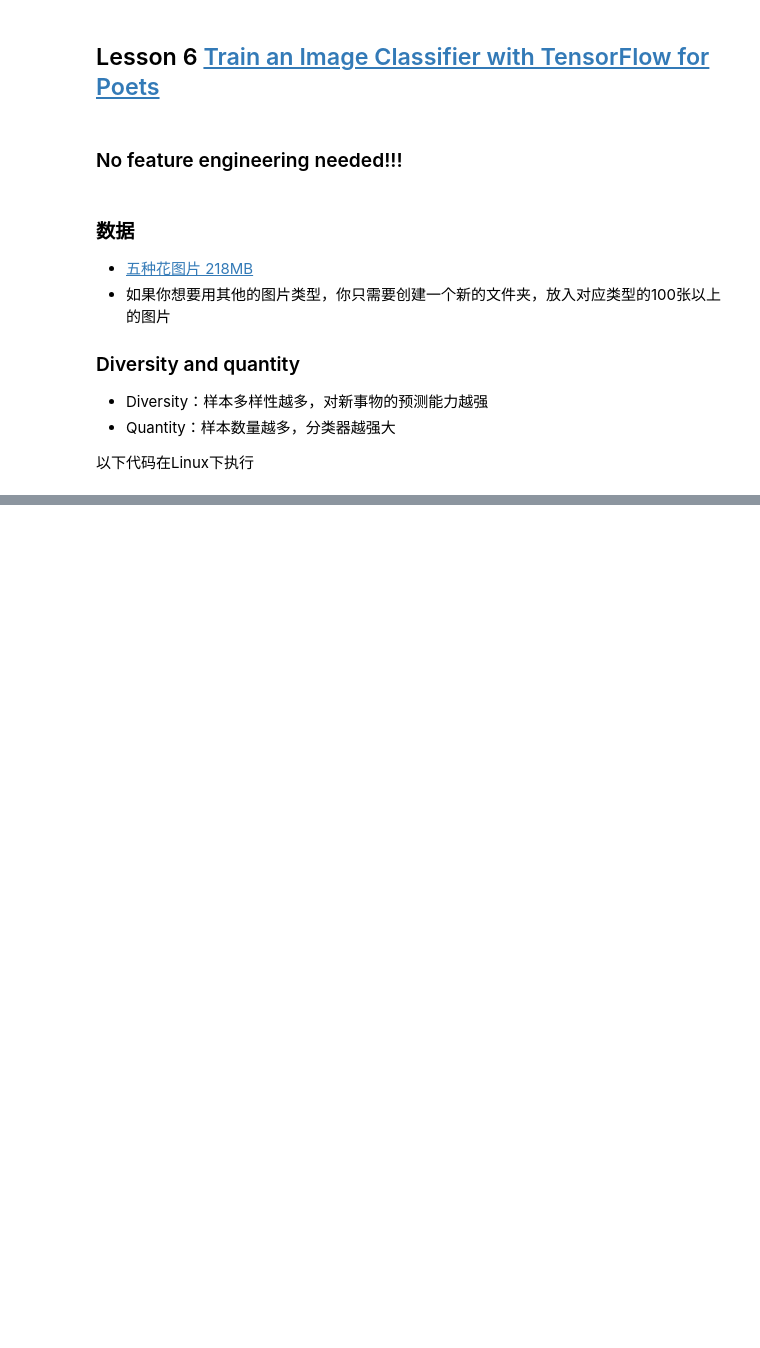
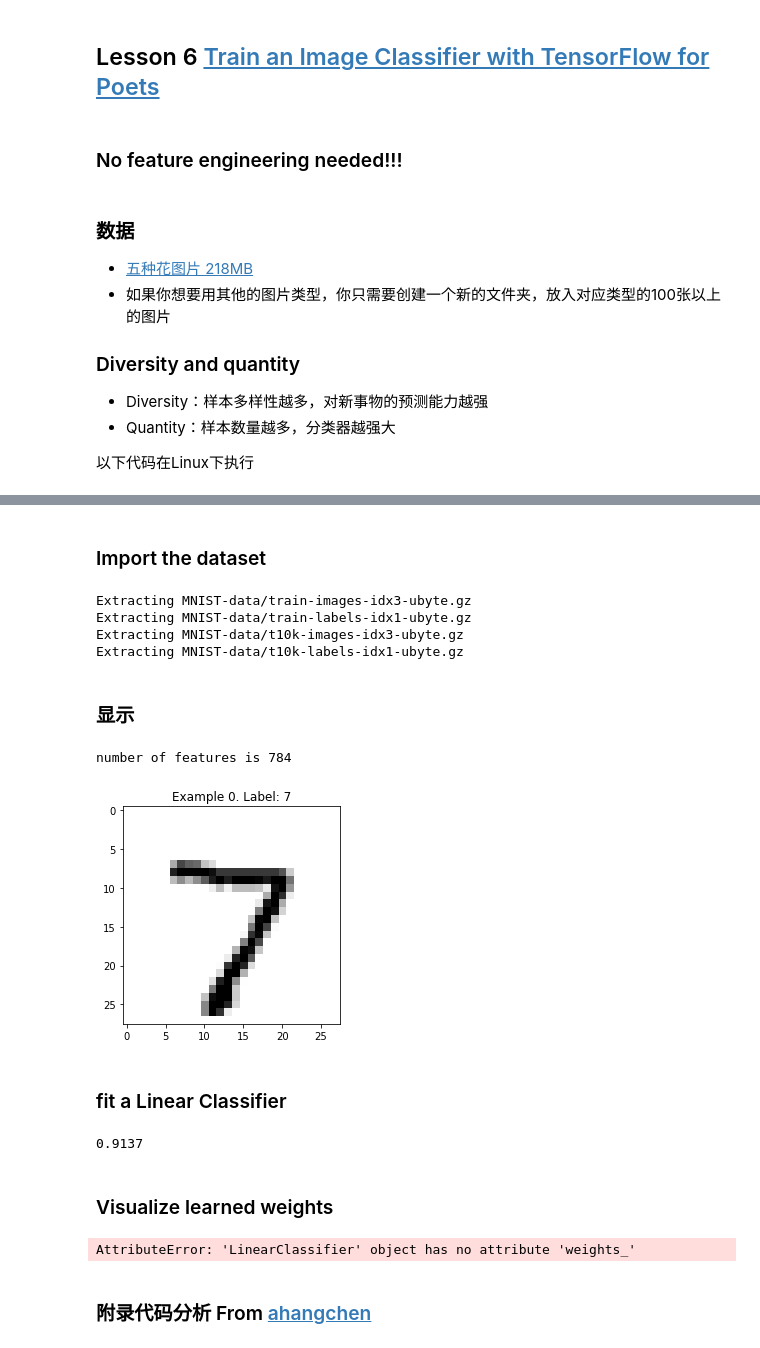
Before and after one commit to zydarChen/nnNote, a Jupyter notebook: GoogleML.ipynb, the cells around one changed output, grey strips where cells are left out. Cells and saved outputs as stored; diff of their text form; code cells hidden in the pictures; blank space fills up the shorter version.

Commit message:
update GoogleML

```diff
--- a/GoogleML.ipynb
+++ b/GoogleML.ipynb
@@ -255,0 +288,66 @@ accuracy: 0.986666666667
+# %%
+import numpy as np
+import matplotlib.pyplot as plt
+%matplotlib inline
+import tensorflow as tf
+learn = tf.contrib.learn
+tf.logging.set_verbosity(tf.logging.ERROR)
+# %% [markdown]
+### Import the dataset
+# %%
+mnist = learn.datasets.load_dataset('mnist')
+data = mnist.train.images
+labels = np.asarray(mnist.train.labels, dtype=np.int32)
+test_data = mnist.test.images
+test_labels = np.asarray(mnist.test.labels, dtype=np.int32)
+
+# 减少数据
+max_examples = 10000
+data = data[:max_examples]
+labels = labels[:max_examples]
+# %% [output]
+Extracting MNIST-data/train-images-idx3-ubyte.gz
+Extracting MNIST-data/train-labels-idx1-ubyte.gz
+Extracting MNIST-data/t10k-images-idx3-ubyte.gz
+Extracting MNIST-data/t10k-labels-idx1-ubyte.gz
+# %% [markdown]
+### 显示
+# %%
+def display(i):
+    img = test_data[i]
+    plt.title('Example %d. Label: %d' % (i, test_labels[i]))
+    plt.imshow(img.reshape((28,28)), cmap=plt.cm.gray_r)
+
+display(0)
+print 'number of features is', len(data[0])
+# %% [output]
+number of features is 784
+[figure, added]
+# %% [markdown]
+### fit a Linear Classifier
+# %%
+feature_columns = learn.infer_real_valued_columns_from_input(data)
+classifier = learn.LinearClassifier(feature_columns=feature_columns, n_classes=10)
+classifier.fit(data, labels, batch_size=100, steps=1000)
+
+classifier.evaluate(test_data, test_labels)
+print classifier.evaluate(test_data, test_labels)['accuracy']
+# %% [output]
+0.9137
+# %% [markdown]
+### Visualize learned weights
+# %%
+weights = classifier.weights_
+f, axes = plt.subplots(2, 5, figsize=(10,4))
+axes = axes.reshape(-1)
+for i in range(len(axes)):
+    a = axes[i]
+    a.imshow(weights.T[i].reshape(28, 28), cmap=plt.cm.seismic)
+    a.set_title(i)
+    a.set_xticks(()) # ticks be gone
+    a.set_yticks(())
+plt.show()
+# %% [output]
+AttributeError: 'LinearClassifier' object has no attribute 'weights_'
+# %% [markdown]
+### 附录代码分析 From [ahangchen](https://github.com/ahangchen/GoogleML/blob/master/note/lesson-7-tflearn-mnist.md)
```
Also changed, not shown: parts of 4 cells of this notebook, 7 other files.
